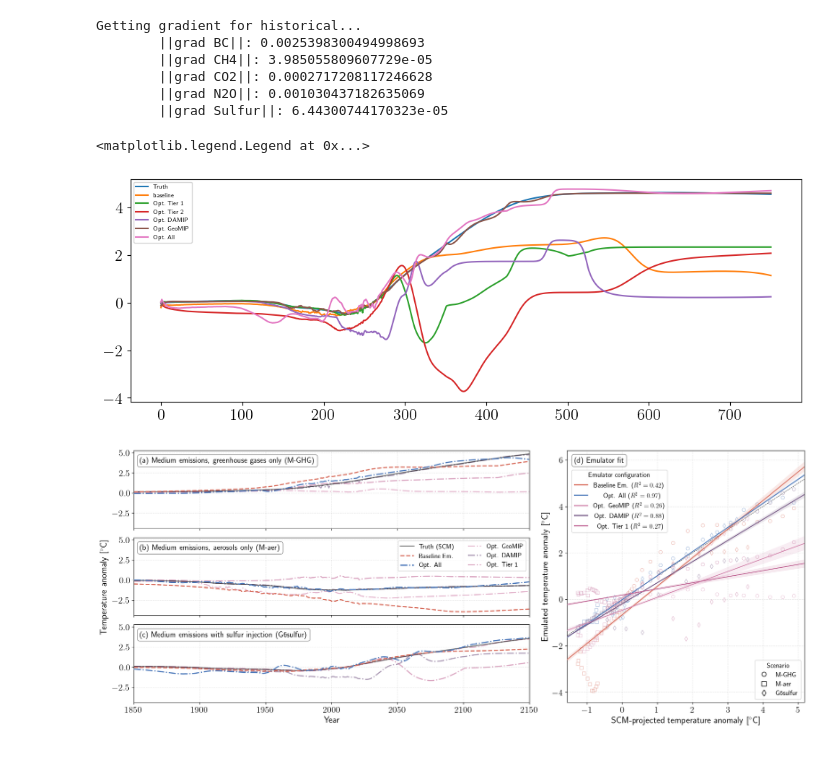
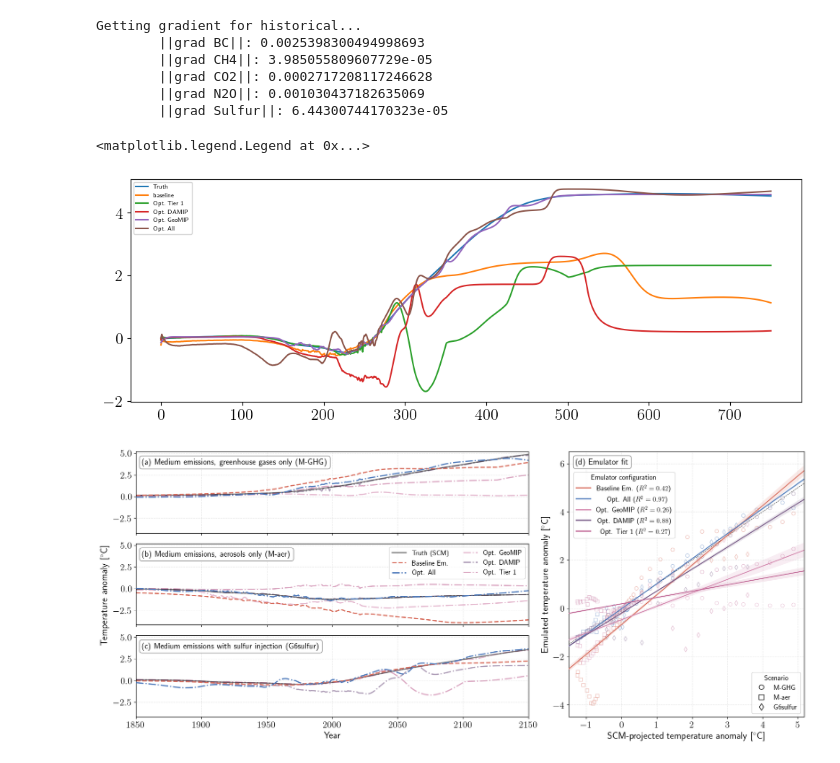
Before and after one commit to cbwomack/Emulator_Training_Data, a Jupyter notebook: 5a_paper_plots.ipynb, the cells around one changed output. Cells and saved outputs as stored; diff of their text form; code cells hidden in the pictures.

```diff
--- a/5a_paper_plots.ipynb
+++ b/5a_paper_plots.ipynb
@@ -432,13 +434,14 @@ Getting gradient for historical...
         ||grad Sulfur||: 6.44300744170323e-05
 # %%
 training_paths_ind_effects = ['checkpoints/multi/inverse_constant_tier1_all_agents_subset2.pkl',
-                              'checkpoints/multi/inverse_constant_tier2_all_agents_subset.pkl',
-                              'checkpoints/multi/inverse_constant_DECK_all_agents_subset.pkl',
-                              'checkpoints/multi/inverse_constant_CS3_all_agents_subset.pkl',
+                              #'checkpoints/multi/inverse_constant_tier2_all_agents_subset.pkl',
+                              #'checkpoints/multi/inverse_constant_DECK_all_agents_subset.pkl',
+                              #'checkpoints/multi/inverse_constant_CS3_all_agents_subset.pkl',
                               'checkpoints/multi/inverse_constant_DAMIP_all_agents.pkl',
                               'checkpoints/multi/inverse_constant_GeoMIP_all_agents.pkl',
                               'checkpoints/multi/inverse_constant_all_all_agents.pkl']
-train_scenarios_ind_effects = ['Opt. Tier 1', 'Opt. Tier 2', 'Opt. DECK', 'Opt. CS3', 'Opt. DAMIP', 'Opt. GeoMIP', 'Opt. All']
+#train_scenarios_ind_effects = ['Opt. Tier 1', 'Opt. Tier 2', 'Opt. DECK', 'Opt. CS3', 'Opt. DAMIP', 'Opt. GeoMIP', 'Opt. All']
+train_scenarios_ind_effects = ['Opt. Tier 1', 'Opt. DAMIP', 'Opt. GeoMIP', 'Opt. All']
 optimal_results_ind_effects, y_hat_ind_effects = utils_inverse.evaluate_optimal_emulator(
     training_paths=training_paths_ind_effects,
     train_scenarios=train_scenarios_ind_effects,
@@ -464,7 +467,7 @@ for train in train_scenarios_ind_effects:
 plt.legend(fontsize=6)
 # %% [output]
 <matplotlib.legend.Legend at 0x...>
-[figure, old version]
+[figure, new version]
 # %%
 from cmcrameri import cm
 from sklearn.metrics import r2_score
@@ -472,7 +475,6 @@ from collections import defaultdict
 import numpy as np
 from matplotlib.lines import Line2D
 import seaborn as sns
-
 layout = [
         ["Left1", "Left1", "Left1", "Left1", "Left1", "Right", "Right", "Right"],
         ["Left2", "Left2", "Left2", "Left2", "Left2", "Right", "Right", "Right"],
@@ -521,6 +523,7 @@ for j, ax_label in enumerate(plot_map):
             ha="left", va="top", fontsize=14, fontweight="bold",
             bbox=dict(boxstyle="round,pad=0.3", facecolor="white", edgecolor="gray", alpha=0.9)
           )
+    ax_plot.set_ylim([-4.2, 5.2])
 
 ax_plot.set_xlim([1850, 2150])
 ax_plot.set_xlabel("Year")
@@ -594,32 +597,34 @@ for name, data in model_performance.items():
 scenario_handles = []
 scen_labels = ['M-GHG','M-aer','G6sulfur']
 for marker, label in zip(markers, scen_labels):
     handle = Line2D([0], [0], marker=marker, color='w', label=label,
                     markerfacecolor='white', markeredgecolor='k', markersize=8)
     scenario_handles.append(handle)
 
 scen_legend = ax_plot.legend(handles=scenario_handles, loc='lower right', title='Scenario', fontsize=12, title_fontsize=12)
 ax_plot.add_artist(scen_legend)
 
 emu_legend = ax_plot.legend(handles=emulator_handles, loc='upper left', fontsize=12, bbox_to_anchor=(0.005, 0.935), title='Emulator configuration', title_fontsize=12)
 shift = [2, 26, 0, 3, 10]
 for i, text in enumerate(emu_legend.get_texts()):
     text.set_horizontalalignment('right')
     text.set_x(shift[i])
 
 ax_plot.grid(linestyle='--', alpha=0.3, zorder=0)
 ax_plot.set_ylabel(r'Emulated temperature anomaly [$^\circ$C]')
 ax_plot.set_xlabel(r'SCM-projected temperature anomaly [$^\circ$C]')
 ax_plot.axline((0, 0), slope=1, color='black', alpha=0.8, linestyle='--', linewidth=0.75, zorder=0)
+ax_plot.set_xlim([-1.5, 5.175])
+ax_plot.set_ylim([-4.5, 6.5])
 #ax_plot.set_aspect('equal')
 final_handles = list(scenario_legend_handles.values()) + marker_legend_handles
 
 ax_plot.text(
             0.03, 0.975, '(d) Emulator fit', transform=ax_plot.transAxes,
             ha="left", va="top", fontsize=14, fontweight="bold",
             bbox=dict(boxstyle="round,pad=0.3", facecolor="white", edgecolor="gray", alpha=0.9)
           )
 
-#plt.savefig('Figures/individual_effects.pdf')
+plt.savefig('Figures/individual_effects_committee_5.pdf')
 # %% [output]
-[figure, old version]
+[figure, new version]
```
Also changed, not shown: parts of 3 cells of this notebook, 3 other files.
